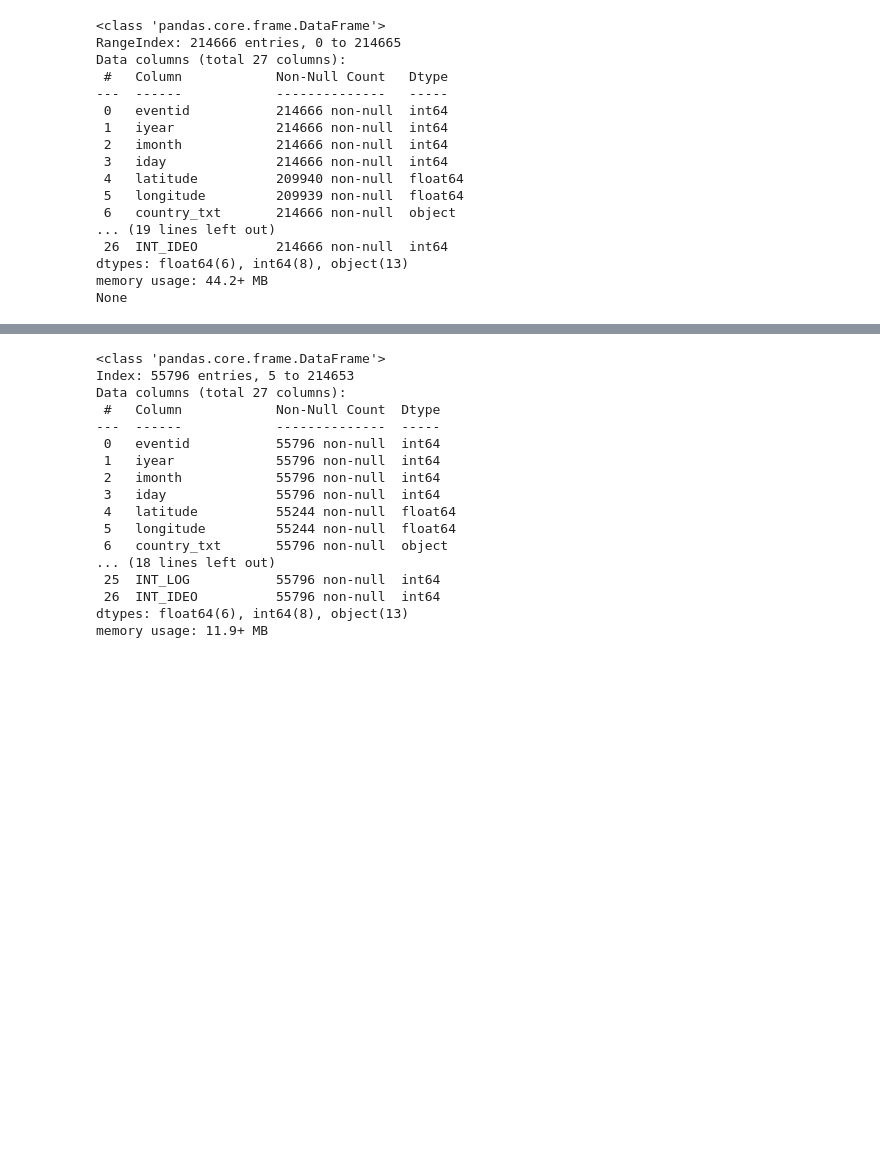
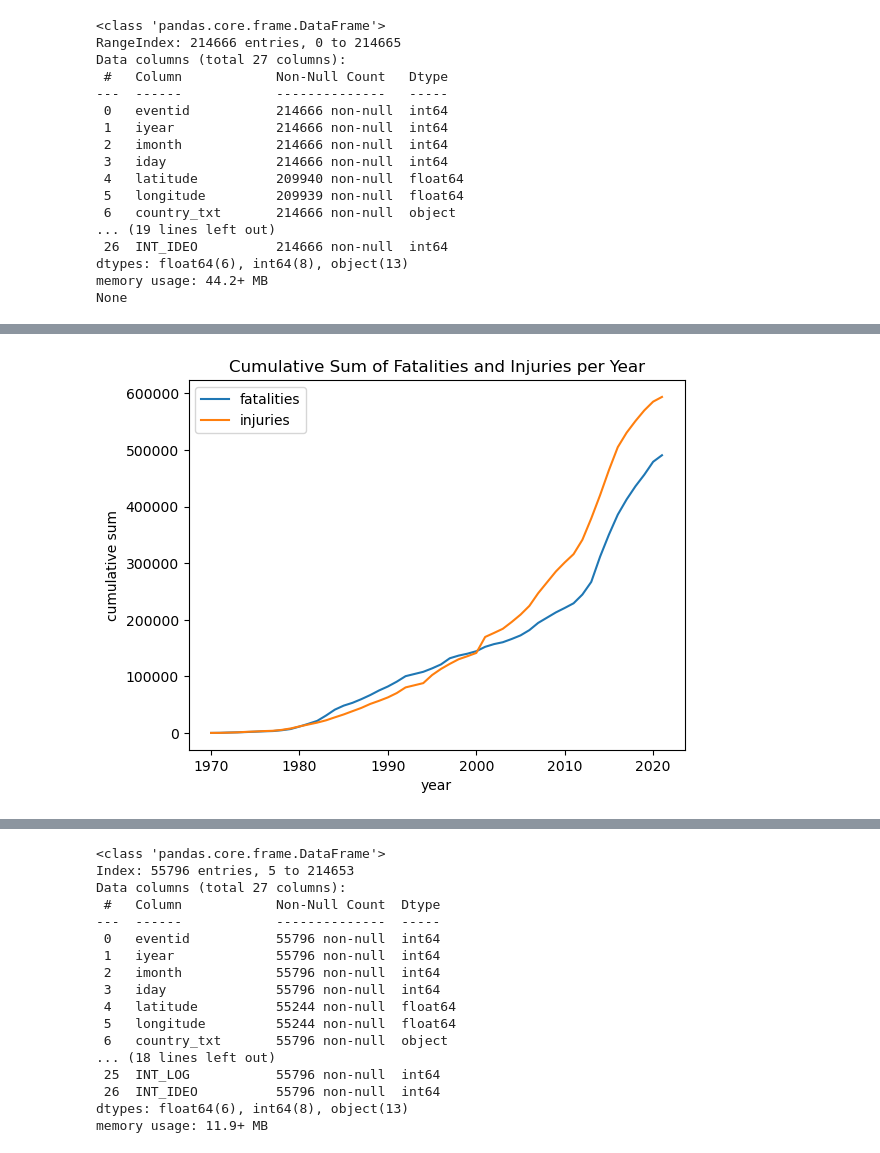
Before and after one commit to samcast1/Capstone-2---Global-Terrorism, a Jupyter notebook: notebooks/3.1_sc_motive_sucess_EDA_to_inital_preprocessing.ipynb, the cells around one changed output, grey strips where cells are left out. Saved outputs shown, nothing was run; the diff lists cells and outputs as text; code cells hidden in the pictures; blank space fills up the shorter version.

```diff
--- a/notebooks/3.1_sc_motive_sucess_EDA_to_inital_preprocessing.ipynb
+++ b/notebooks/3.1_sc_motive_sucess_EDA_to_inital_preprocessing.ipynb
@@ -73,0 +98,11 @@ None
+# %%
+cumulative_sum = dft.groupby('iyear')['nkill'].sum().cumsum()
+sns.lineplot(x=cumulative_sum.index, y=cumulative_sum.values, label='fatalities')
+cumulative_sum = dft.groupby('iyear')['nwound'].sum().cumsum()
+sns.lineplot(x=cumulative_sum.index, y=cumulative_sum.values, label='injuries')
+plt.title('Cumulative Sum of Fatalities and Injuries per Year')
+plt.ylabel('cumulative sum')
+plt.xlabel('year')
+plt.show();
+# %% [output]
+[figure, added]
```
Also changed, not shown: parts of 8 cells of this notebook, 3 other files.
